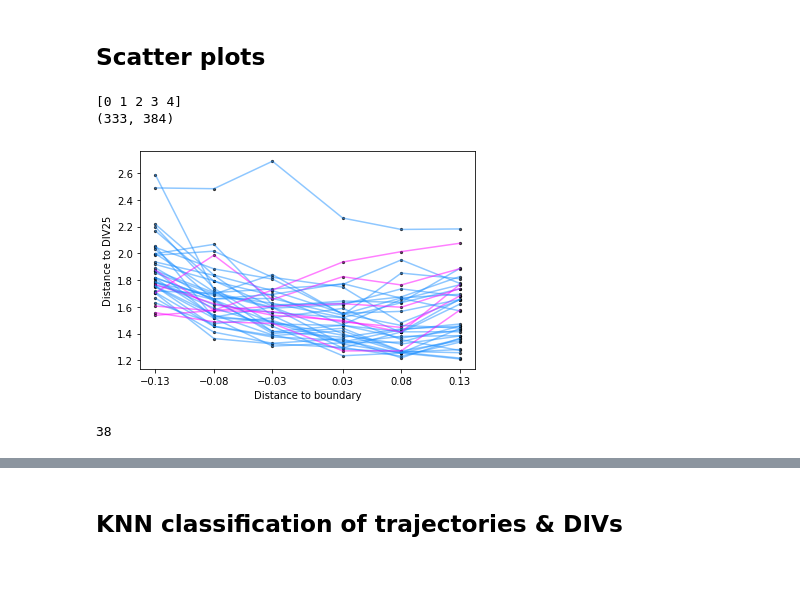
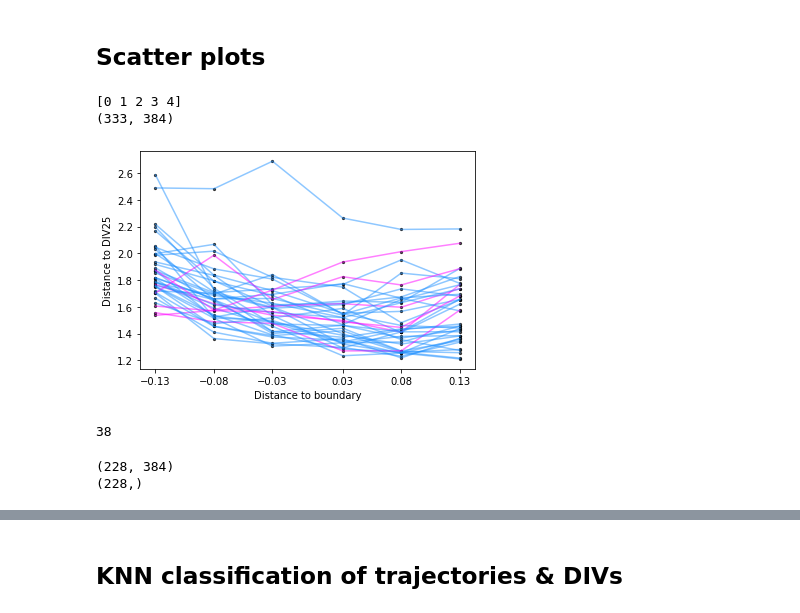
Before and after one commit to FLClab/STED-FM, a Jupyter notebook: experiments/diffusion-experiments/notebooks/als_multidim.ipynb, the cells around one changed output, grey strips where cells are left out. Saved outputs shown, nothing was run; the diff lists cells and outputs as text; code cells hidden in the pictures; blank space fills up the shorter version.

```diff
--- a/experiments/diffusion-experiments/notebooks/als_multidim.ipynb
+++ b/experiments/diffusion-experiments/notebooks/als_multidim.ipynb
@@ -271,10 +273,10 @@ def extract_features(file, max_nn=224.0, show=False):
 
     # mask = detect_spots(image, J_list=[2, 3], scale_threshold=5.0)
     mask = detect_spots(image, J_list=[3, 4], scale_threshold=2.0)
-
     # foreground = np.count_nonzero(mask)
     # pixels = image.shape[0] * image.shape[1]
     # ratio = foreground / pixels
+    # print(ratio)
     # if ratio < 0.05:
     #     return None
 
@@ -285,12 +287,25 @@ def extract_features(file, max_nn=224.0, show=False):
         plt.show()
 
     mask_label, num_proteins = measure.label(mask, return_num=True)
-
+    new_mask = copy.deepcopy(mask)
     props = measure.regionprops(mask_label, intensity_image=image)
     filtered_props = []
     for p in props:
-        # if p.mean_intensity >= 0.09:
-        filtered_props.append(p)
+        if p.mean_intensity >= 0.09:
+            filtered_props.append(p)
+        else:
+            lab = p.label
+            new_mask[mask_label == lab] = 0.0
+    if "0.13" in file and show:
+        fig, axs = plt.subplots(1, 3)
+        axs[0].imshow(image, cmap="hot", vmin=0, vmax=1)
+        axs[1].imshow(mask, cmap="gray")
+        axs[2].imshow(new_mask, cmap="gray")
+        for ax in axs:
+            ax.axis("off")
+        plt.show()
+
+
     # print(f"Removed {len(props) - len(filtered_props)} proteins")
     props = filtered_props
     coordinates = np.array([p.weighted_centroid for p in props])
@@ -527,8 +542,7 @@ target_avg_feature = deep_features_real[timesteps_real == 4]
 print(target_avg_feature.shape)
 timesteps_gen = [item - 1 for item in timesteps_per_condition]
 
-anchor_distances = np.array(anchor_distances)
-anchor_distance = np.mean(anchor_distances)
+
 
 trajectories = np.concatenate(deep_trajectories_per_condition, axis=0)
 trajectory_id = np.array(trajectory_id_per_condition)
@@ -541,32 +555,57 @@ uniques = list(set(trajectory_id))
 # print(np.unique(trajectory_id_per_condition))
 for i, t_id in enumerate(uniques):
 
     mask = trajectory_id == t_id
     data = trajectories[mask]
 
     distances_to_target = []
     for i in range(data.shape[0]):
         vector = data[i][np.newaxis, ...]
         sorted_distances = np.sort(cdist(vector, target_avg_feature, metric="euclidean"))[0]
         d = np.mean(sorted_distances[1:10])
 
         distances_to_target.append(d)
 
 
     color = 'dodgerblue' if distances_to_target[0] > distances_to_target[-1] else 'fuchsia'
     ax.plot([-0.13, -0.08, -0.03, 0.03, 0.08, 0.13], distances_to_target, color=color, alpha=0.5)
     ax.scatter([-0.13, -0.08, -0.03, 0.03, 0.08, 0.13], distances_to_target, color="black", s=5, alpha=0.7)
     num_plots += 1
 ax.set_xticks([-0.13, -0.08, -0.03, 0.03, 0.08, 0.13])
 ax.set_xlabel("Distance to boundary")
 ax.set_ylabel("Distance to DIV25")
 
 fig.savefig("./div12-div25/tajectories.pdf", bbox_inches="tight")
 plt.show()
 plt.close(fig)
 print(num_plots)
 # %% [output]
 [0 1 2 3 4]
 (333, 384)
-[figure, old version]
+[figure, new version]
 38
+# %%
+print(trajectories.shape)
+print(trajectory_id.shape)
+
+# Generate bootstrap trajectories
+def bootstrap(samples, trajectories, n=1000):
+    out = []
+    for _ in trange(n):
+        items = np.random.choice(samples, len(samples))
+        bootstrap_sample = []
+        for item in items:
+            mask = trajectory_id == item
+            bootstrap_sample.append(trajectories[mask])
+        mean = np.mean(bootstrap_sample, axis=0)
+        out.append(mean)
+    out = np.array(out)
+    return out
+
+def get_confidence_interval(bootstrapped_trajectory, indices, axis=0):
+    temp = np.take(bootstrapped_trajectory, indices, axis=axis)
+    mean, cid, ciu = np.percentile(np.take(bootstrapped_trajectory, indices, axis=axis), [50, 5.0, 95], axis=0)
+    return mean, cid, ciu
+# %% [output]
+(228, 384)
+(228,)
```
Also changed, not shown: parts of 11 cells of this notebook, 7 other files.
